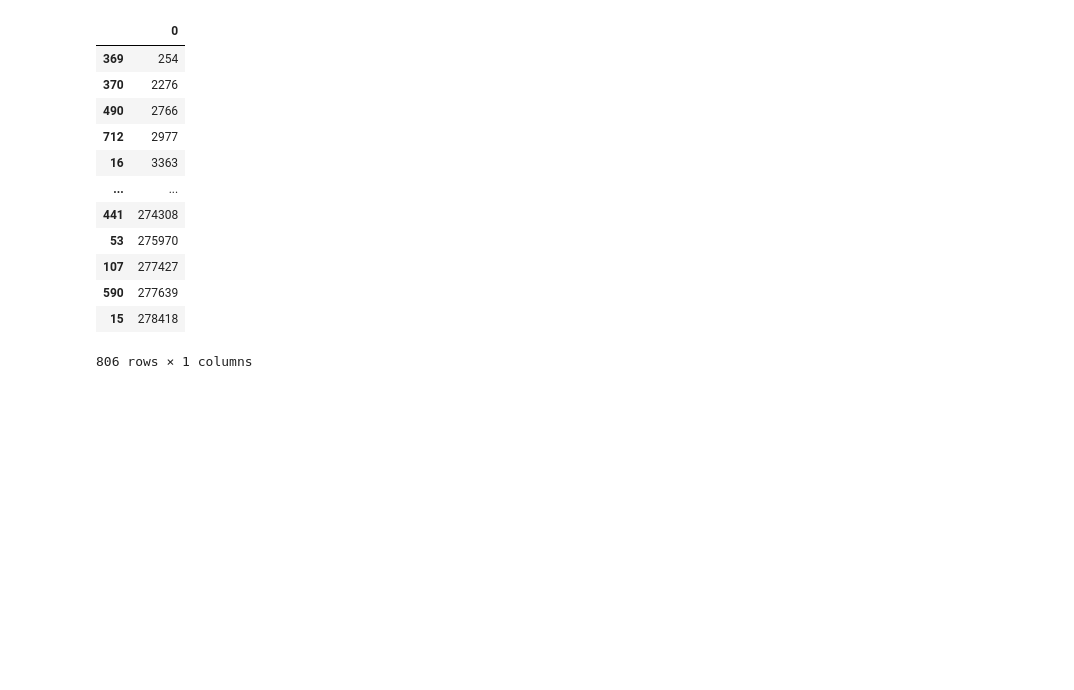
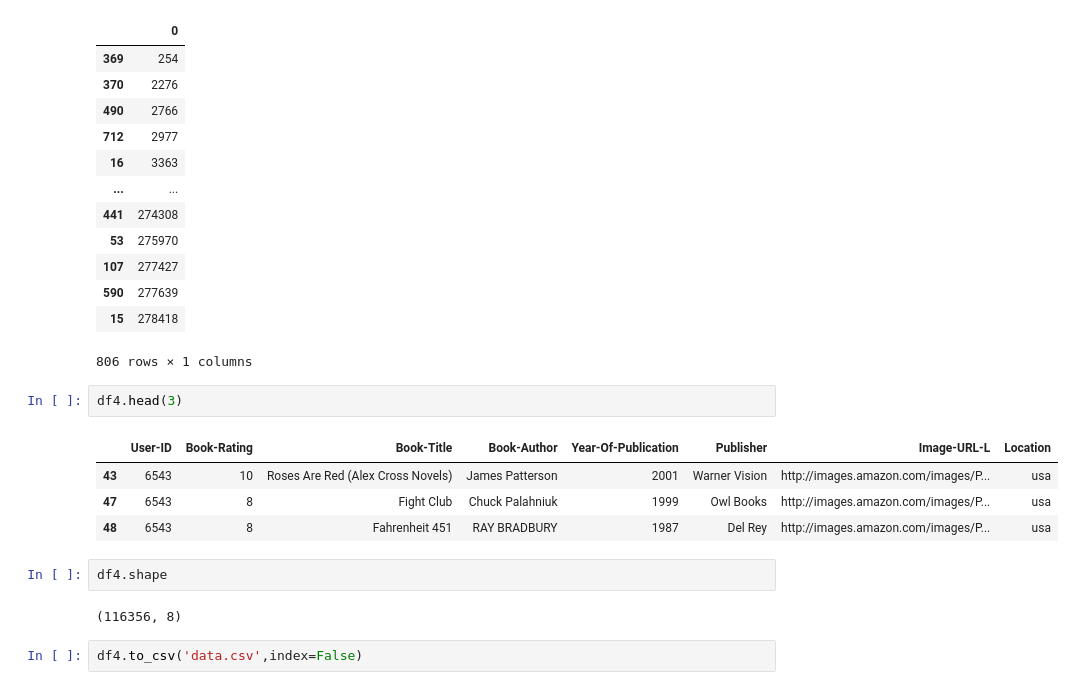
Before and after one commit to venkateshblks/Books-recommendation, a Jupyter notebook: books_recomendation.ipynb, the cells around one changed output. Drawn from its saved outputs; the diff is of its cells as text; blank space fills up the shorter version.

```diff
--- a/books_recomendation.ipynb
+++ b/books_recomendation.ipynb
@@ -536,3 +536,16 @@ pd.DataFrame(df4['User-ID'].unique()).sort_values(by=0)
 | 590 | 277639 |
 | 15 | 278418 |
 806 rows × 1 columns
+# %%
+df4.head(3)
+# %% [output]
+|  | User-ID | Book-Rating | Book-Title | Book-Author | Year-Of-Publication | Publisher | Image-URL-L | Location |
+| 43 | 6543 | 10 | Roses Are Red (Alex Cross Novels) | James Patterson | 2001 | Warner Vision | http://images.amazon.com/images/P... | usa |
+| 47 | 6543 | 8 | Fight Club | Chuck Palahniuk | 1999 | Owl Books | http://images.amazon.com/images/P... | usa |
+| 48 | 6543 | 8 | Fahrenheit 451 | RAY BRADBURY | 1987 | Del Rey | http://images.amazon.com/images/P... | usa |
+# %%
+df4.shape
+# %% [output]
+(116356, 8)
+# %%
+df4.to_csv('data.csv',index=False)
```
